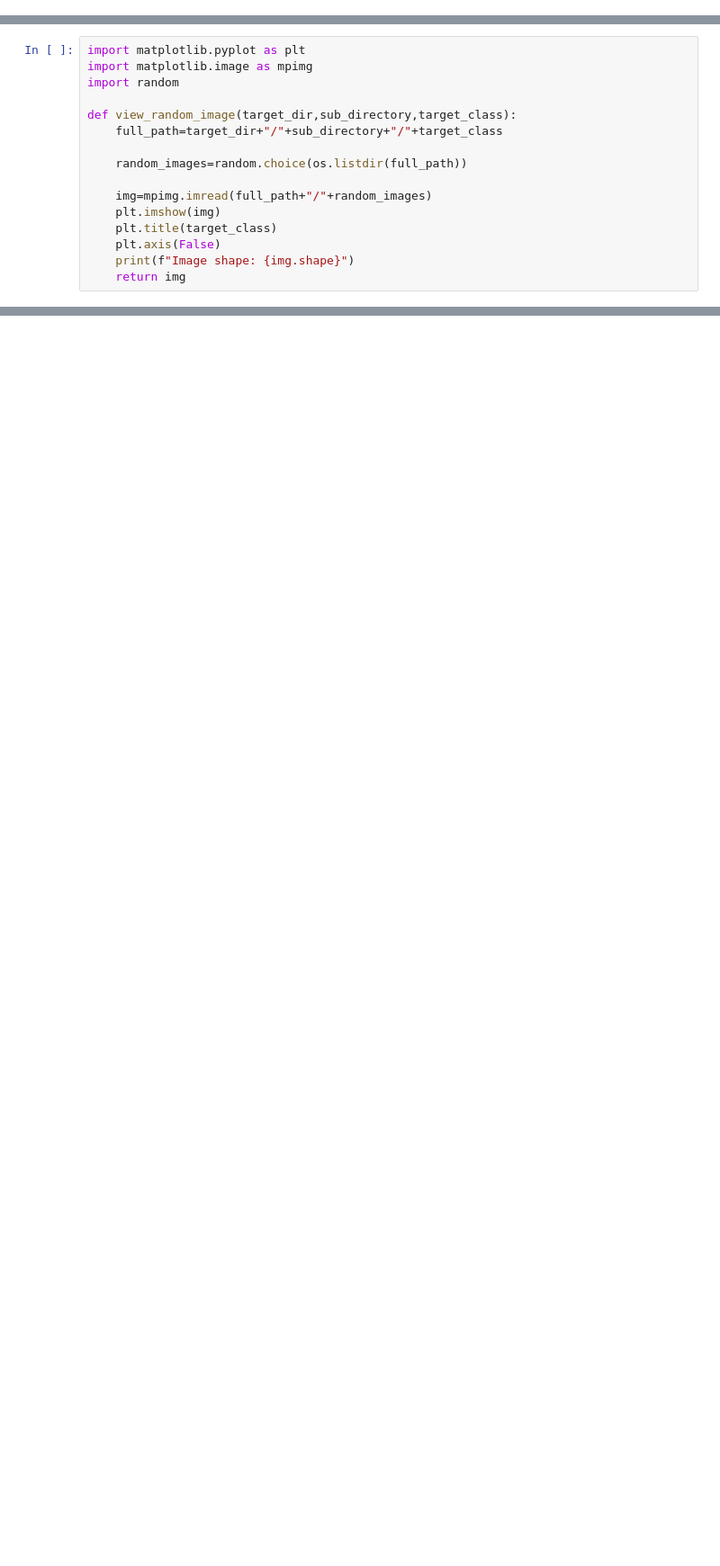
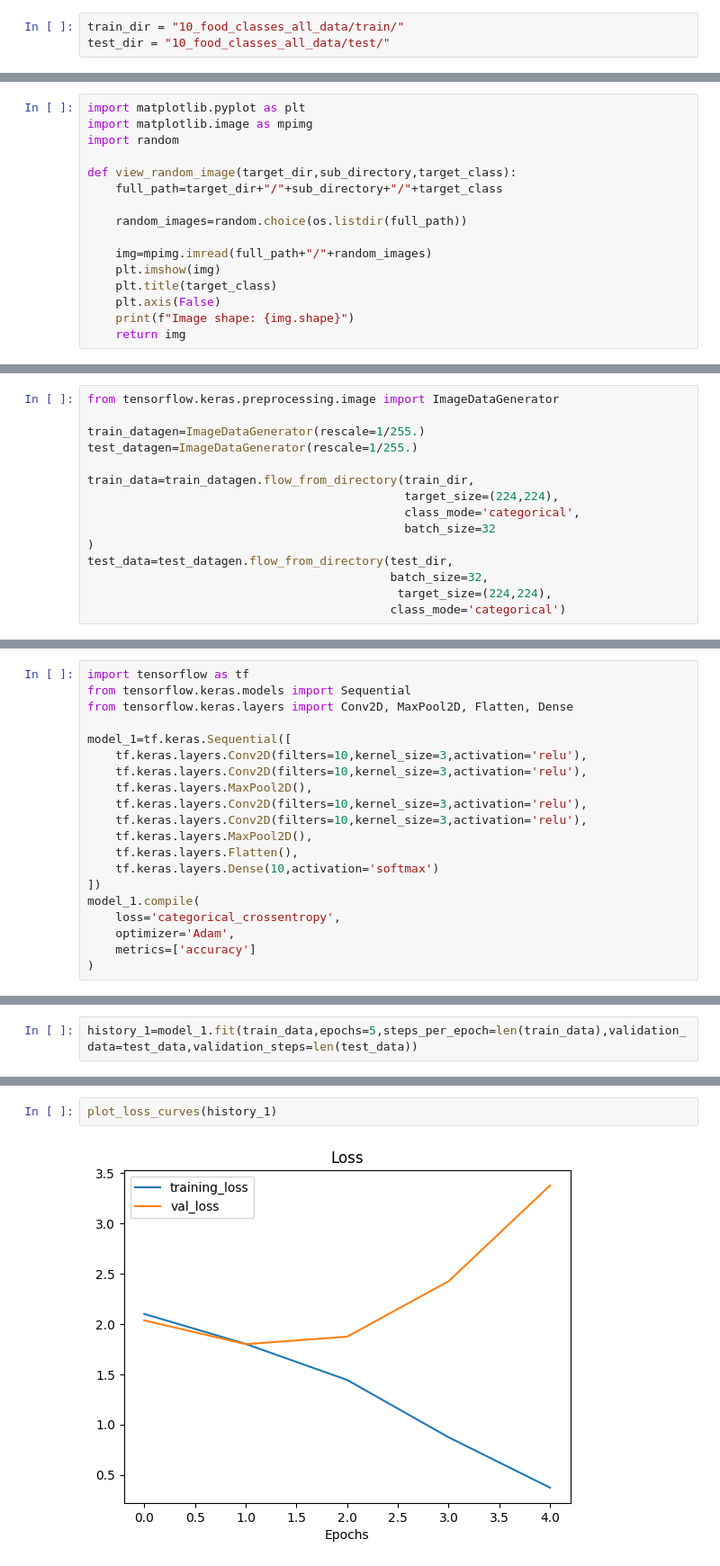
Before and after one commit to Darius-Cos/Deep-Learning-Journey, a Jupyter notebook: Computer_Vision/CNN_classification.ipynb, the cells around one changed output, grey strips where cells are left out. Shown at 90% size. Saved outputs shown, nothing was run; the diff lists cells and outputs as text; blank space fills up the shorter version.

```diff
--- a/Computer_Vision/CNN_classification.ipynb
+++ b/Computer_Vision/CNN_classification.ipynb
@@ -41,3 +43,6 @@ There are 0 directories and 250 images in pizza_steak\test\steak
 There are 2 directories and 0 images in pizza_steak\train
 There are 0 directories and 750 images in pizza_steak\train\pizza
 There are 0 directories and 750 images in pizza_steak\train\steak
+# %%
+train_dir = "10_food_classes_all_data/train/"
+test_dir = "10_food_classes_all_data/test/"
@@ -75,0 +136,15 @@ Image shape: (512, 512, 3)
+# %%
+from tensorflow.keras.preprocessing.image import ImageDataGenerator
+
+train_datagen=ImageDataGenerator(rescale=1/255.)
+test_datagen=ImageDataGenerator(rescale=1/255.)
+
+train_data=train_datagen.flow_from_directory(train_dir,
+                                             target_size=(224,224),
+                                             class_mode='categorical',
+                                             batch_size=32
+)
+test_data=test_datagen.flow_from_directory(test_dir,
+                                           batch_size=32,
+                                            target_size=(224,224),
+                                           class_mode='categorical')
@@ -75,0 +160,20 @@ Image shape: (512, 512, 3)
+# %%
+import tensorflow as tf
+from tensorflow.keras.models import Sequential
+from tensorflow.keras.layers import Conv2D, MaxPool2D, Flatten, Dense
+
+model_1=tf.keras.Sequential([
+    tf.keras.layers.Conv2D(filters=10,kernel_size=3,activation='relu'),
+    tf.keras.layers.Conv2D(filters=10,kernel_size=3,activation='relu'),
+    tf.keras.layers.MaxPool2D(),
+    tf.keras.layers.Conv2D(filters=10,kernel_size=3,activation='relu'),
+    tf.keras.layers.Conv2D(filters=10,kernel_size=3,activation='relu'),
+    tf.keras.layers.MaxPool2D(),
+    tf.keras.layers.Flatten(),
+    tf.keras.layers.Dense(10,activation='softmax')
+])
+model_1.compile(
+    loss='categorical_crossentropy',
+    optimizer='Adam',
+    metrics=['accuracy']
+)
@@ -75,0 +182,2 @@ Image shape: (512, 512, 3)
+# %%
+history_1=model_1.fit(train_data,epochs=5,steps_per_epoch=len(train_data),validation_data=test_data,validation_steps=len(test_data))
@@ -75,0 +203,4 @@ Image shape: (512, 512, 3)
+# %%
+plot_loss_curves(history_1)
+# %% [output]
+[figure, added]
```
Also changed, not shown: parts of 32 cells of this notebook, 1 other file.
